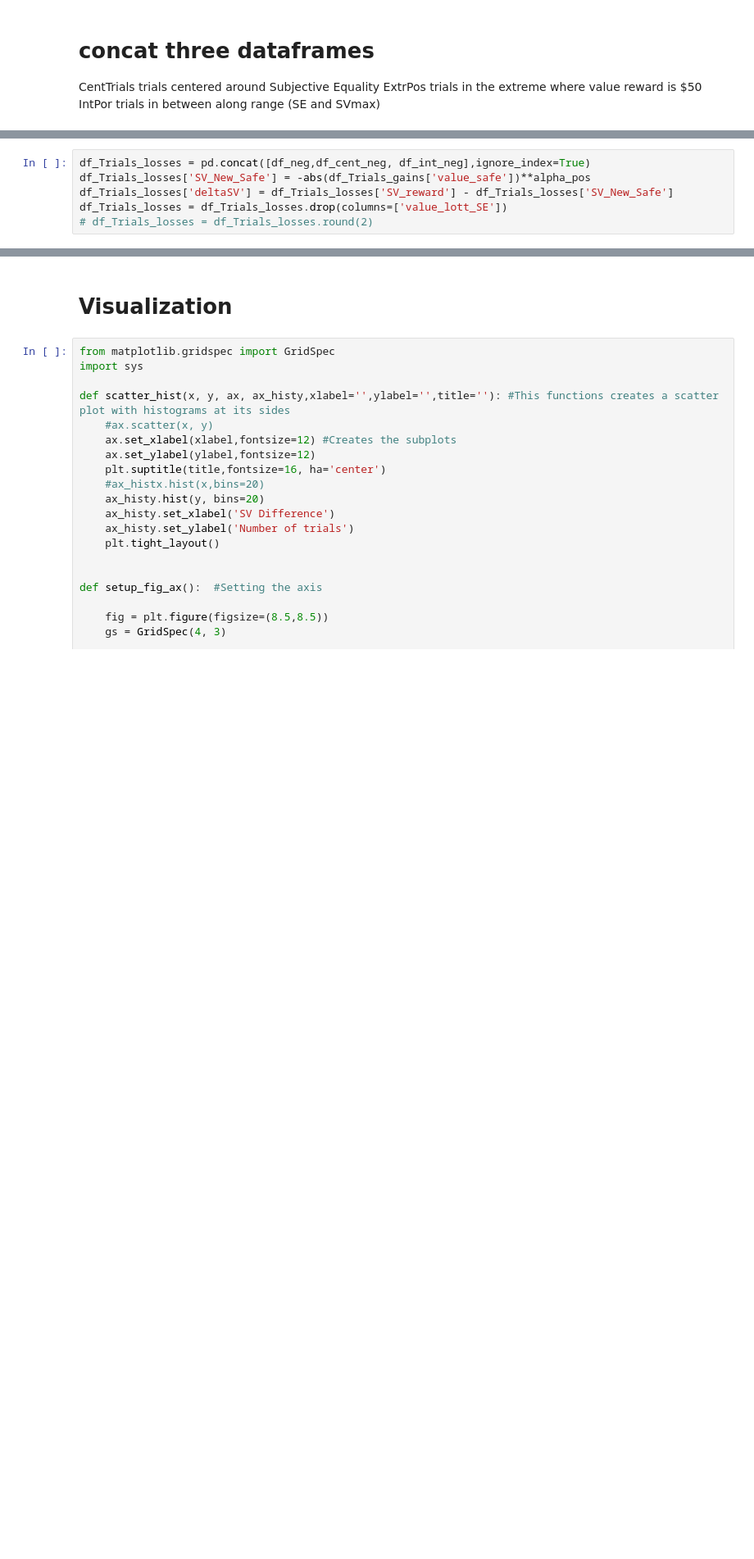
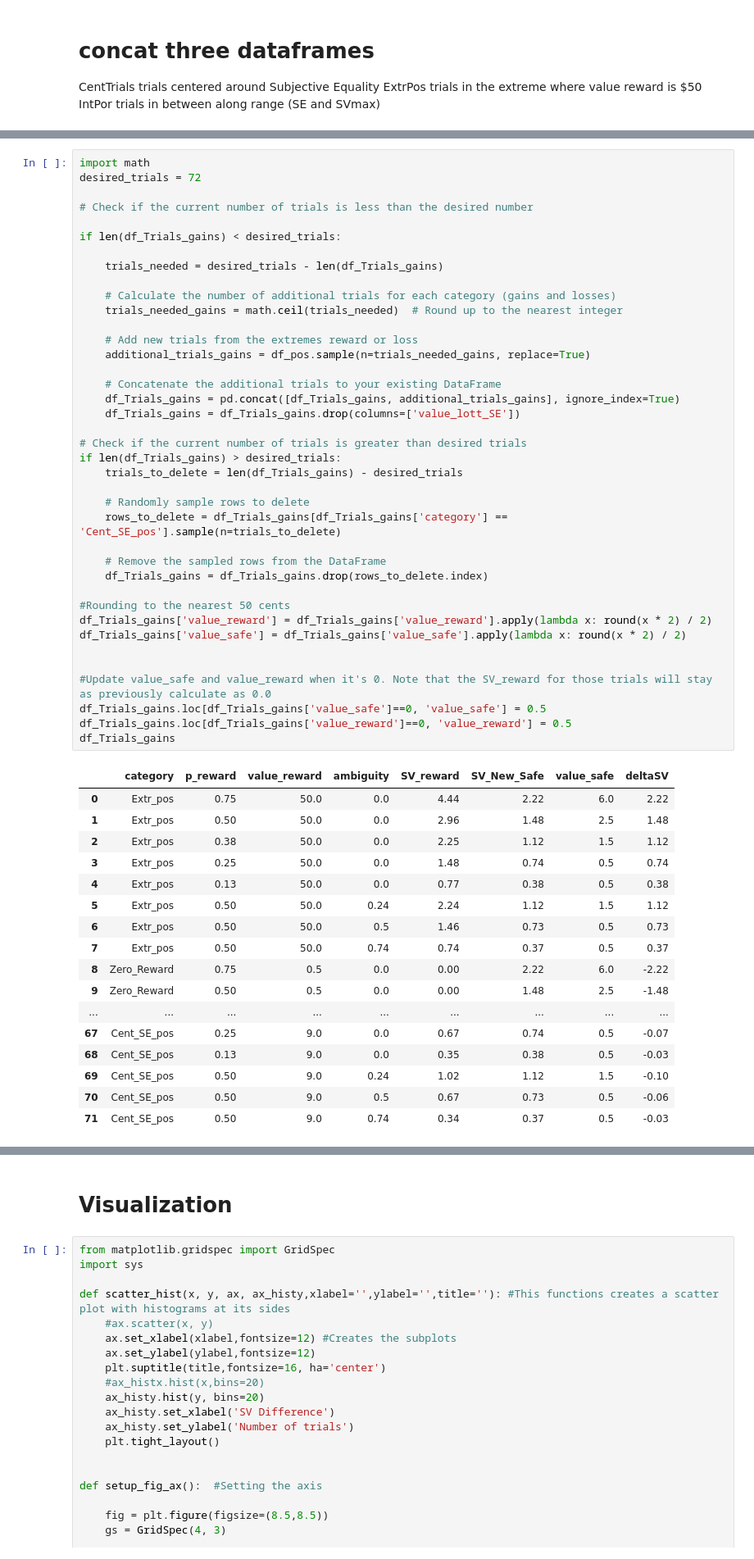
Before and after one commit to CDN-Lab/Adaptive_Choicesets, a Jupyter notebook: symmetrical_choice_set.ipynb, the cells around one changed output, grey strips where cells are left out. Shown at 82% size. Saved outputs shown, nothing was run; the diff lists cells and outputs as text; blank space fills up the shorter version.

```diff
--- a/symmetrical_choice_set.ipynb
+++ b/symmetrical_choice_set.ipynb
@@ -490,6 +286,57 @@ df_Trials_gains = df_Trials_gains.drop(columns=['value_lott_SE'])
-# %%
-df_Trials_losses = pd.concat([df_neg,df_cent_neg, df_int_neg],ignore_index=True)
-df_Trials_losses['SV_New_Safe'] = -abs(df_Trials_gains['value_safe'])**alpha_pos
-df_Trials_losses['deltaSV'] = df_Trials_losses['SV_reward'] - df_Trials_losses['SV_New_Safe']
-df_Trials_losses = df_Trials_losses.drop(columns=['value_lott_SE'])
-# df_Trials_losses = df_Trials_losses.round(2)
+# %%
+import math
+desired_trials = 72
+
+# Check if the current number of trials is less than the desired number
+
+if len(df_Trials_gains) < desired_trials:
+
+    trials_needed = desired_trials - len(df_Trials_gains)
+
+    # Calculate the number of additional trials for each category (gains and losses)
+    trials_needed_gains = math.ceil(trials_needed)  # Round up to the nearest integer
+
+    # Add new trials from the extremes reward or loss
+    additional_trials_gains = df_pos.sample(n=trials_needed_gains, replace=True)
+
+    # Concatenate the additional trials to your existing DataFrame
+    df_Trials_gains = pd.concat([df_Trials_gains, additional_trials_gains], ignore_index=True)
+    df_Trials_gains = df_Trials_gains.drop(columns=['value_lott_SE'])
+
+# Check if the current number of trials is greater than desired trials
+if len(df_Trials_gains) > desired_trials:
+    trials_to_delete = len(df_Trials_gains) - desired_trials
+
+    # Randomly sample rows to delete
+    rows_to_delete = df_Trials_gains[df_Trials_gains['category'] == 'Cent_SE_pos'].sample(n=trials_to_delete)
+
+    # Remove the sampled rows from the DataFrame
+    df_Trials_gains = df_Trials_gains.drop(rows_to_delete.index)
+
+#Rounding to the nearest 50 cents
+df_Trials_gains['value_reward'] = df_Trials_gains['value_reward'].apply(lambda x: round(x * 2) / 2)
+df_Trials_gains['value_safe'] = df_Trials_gains['value_safe'].apply(lambda x: round(x * 2) / 2)
+
+
+#Update value_safe and value_reward when it's 0. Note that the SV_reward for those trials will stay as previously calculate as 0.0
+df_Trials_gains.loc[df_Trials_gains['value_safe']==0, 'value_safe'] = 0.5
+df_Trials_gains.loc[df_Trials_gains['value_reward']==0, 'value_reward'] = 0.5
+df_Trials_gains
+# %% [output]
+|  | category | p_reward | value_reward | ambiguity | SV_reward | SV_New_Safe | value_safe | deltaSV |
+| 0 | Extr_pos | 0.75 | 50.0 | 0.0 | 4.44 | 2.22 | 6.0 | 2.22 |
+| 1 | Extr_pos | 0.50 | 50.0 | 0.0 | 2.96 | 1.48 | 2.5 | 1.48 |
+| 2 | Extr_pos | 0.38 | 50.0 | 0.0 | 2.25 | 1.12 | 1.5 | 1.12 |
+| 3 | Extr_pos | 0.25 | 50.0 | 0.0 | 1.48 | 0.74 | 0.5 | 0.74 |
+| 4 | Extr_pos | 0.13 | 50.0 | 0.0 | 0.77 | 0.38 | 0.5 | 0.38 |
+| 5 | Extr_pos | 0.50 | 50.0 | 0.24 | 2.24 | 1.12 | 1.5 | 1.12 |
+| 6 | Extr_pos | 0.50 | 50.0 | 0.5 | 1.46 | 0.73 | 0.5 | 0.73 |
+| 7 | Extr_pos | 0.50 | 50.0 | 0.74 | 0.74 | 0.37 | 0.5 | 0.37 |
+| 8 | Zero_Reward | 0.75 | 0.5 | 0.0 | 0.00 | 2.22 | 6.0 | -2.22 |
+| 9 | Zero_Reward | 0.50 | 0.5 | 0.0 | 0.00 | 1.48 | 2.5 | -1.48 |
+| ... | ... | ... | ... | ... | ... | ... | ... | ... |
+| 67 | Cent_SE_pos | 0.25 | 9.0 | 0.0 | 0.67 | 0.74 | 0.5 | -0.07 |
+| 68 | Cent_SE_pos | 0.13 | 9.0 | 0.0 | 0.35 | 0.38 | 0.5 | -0.03 |
+| 69 | Cent_SE_pos | 0.50 | 9.0 | 0.24 | 1.02 | 1.12 | 1.5 | -0.10 |
+| 70 | Cent_SE_pos | 0.50 | 9.0 | 0.5 | 0.67 | 0.73 | 0.5 | -0.06 |
+| 71 | Cent_SE_pos | 0.50 | 9.0 | 0.74 | 0.34 | 0.37 | 0.5 | -0.03 |
```
Also changed, not shown: parts of 31 cells of this notebook, 1 other file.
